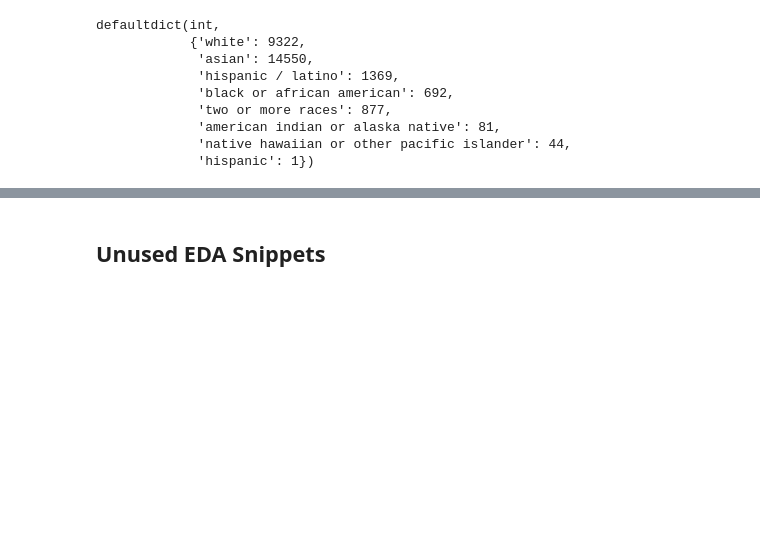
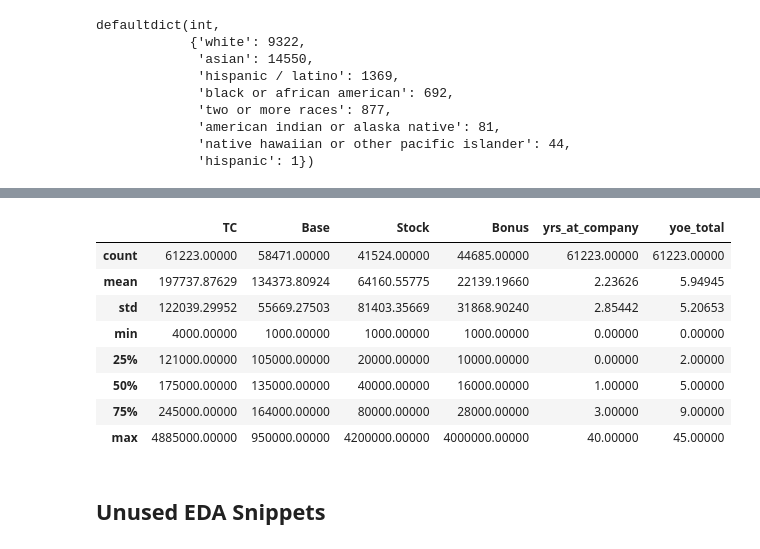
Before and after one commit to yu-lily/salary-analysis, a Jupyter notebook: levels.ipynb, the cells around one changed output, grey strips where cells are left out. Cells and saved outputs as stored; diff of their text form; code cells hidden in the pictures; blank space fills up the shorter version.

```diff
--- a/levels.ipynb
+++ b/levels.ipynb
@@ -100,3 +162,15 @@ df['race'] = df['Details'].apply(extract_racial_category)
+# %%
+df.describe().apply(lambda s: s.apply('{0:.5f}'.format))
+# %% [output]
+|  | TC | Base | Stock | Bonus | yrs_at_company | yoe_total |
+| count | 61223.00000 | 58471.00000 | 41524.00000 | 44685.00000 | 61223.00000 | 61223.00000 |
+| mean | 197737.87629 | 134373.80924 | 64160.55775 | 22139.19660 | 2.23626 | 5.94945 |
+| std | 122039.29952 | 55669.27503 | 81403.35669 | 31868.90240 | 2.85442 | 5.20653 |
+| min | 4000.00000 | 1000.00000 | 1000.00000 | 1000.00000 | 0.00000 | 0.00000 |
+| 25% | 121000.00000 | 105000.00000 | 20000.00000 | 10000.00000 | 0.00000 | 2.00000 |
+| 50% | 175000.00000 | 135000.00000 | 40000.00000 | 16000.00000 | 1.00000 | 5.00000 |
+| 75% | 245000.00000 | 164000.00000 | 80000.00000 | 28000.00000 | 3.00000 | 9.00000 |
+| max | 4885000.00000 | 950000.00000 | 4200000.00000 | 4000000.00000 | 40.00000 | 45.00000 |
 # %% [markdown]
 ## Unused EDA Snippets
 # %%
```
Also changed, not shown: parts of 10 cells of this notebook, 1 other file.
